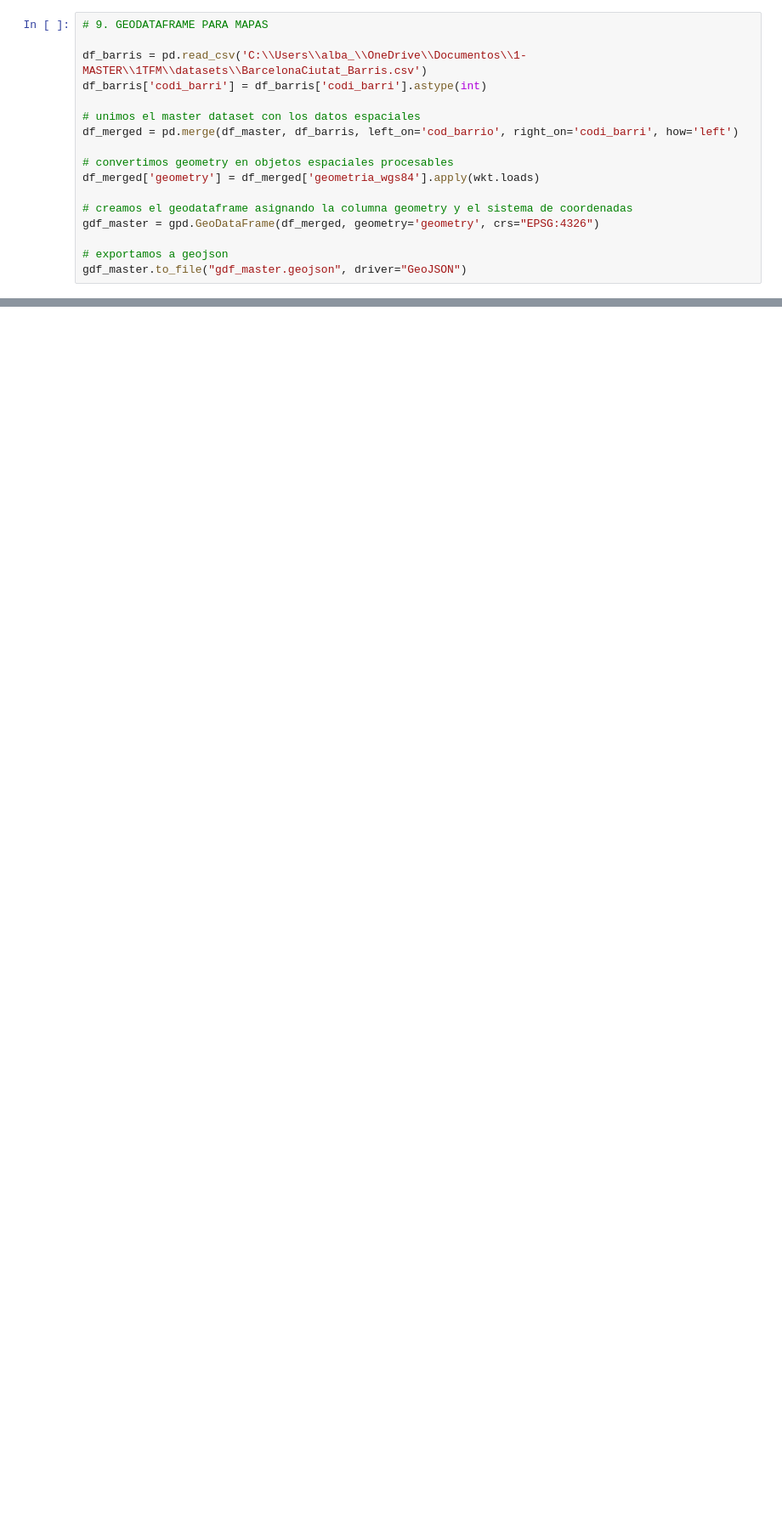
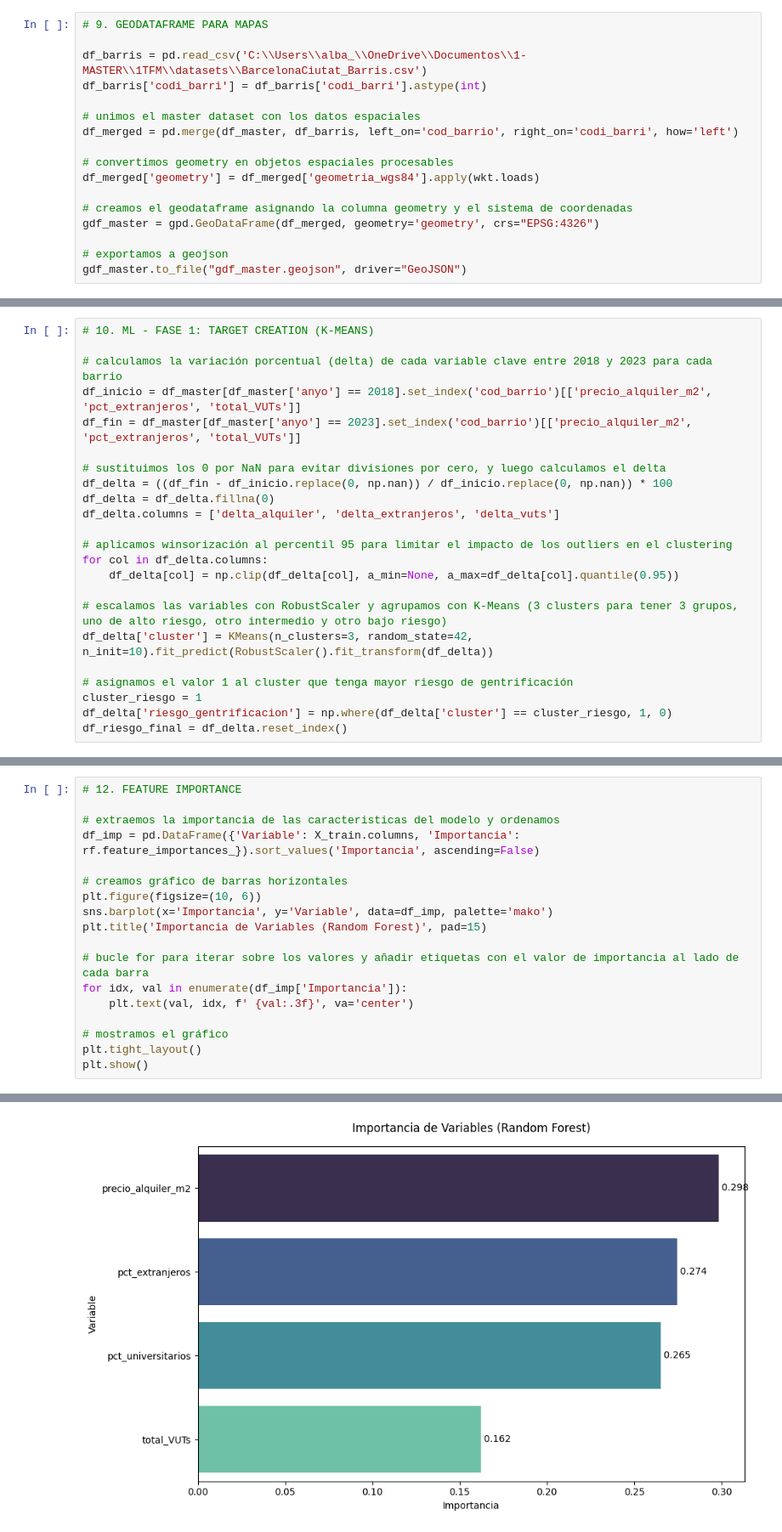
Before and after one commit to ammunoz-afk/TFM-AMC, a Jupyter notebook: notebooks/tfmamc.ipynb, the cells around one changed output, grey strips where cells are left out. Shown at 85% size. Cells and saved outputs as stored; diff of their text form; blank space fills up the shorter version.

```diff
--- a/notebooks/tfmamc.ipynb
+++ b/notebooks/tfmamc.ipynb
@@ -282,0 +322,23 @@ gdf_master.to_file("gdf_master.geojson", driver="GeoJSON")
+# %%
+# 10. ML - FASE 1: TARGET CREATION (K-MEANS)
+
+# calculamos la variación porcentual (delta) de cada variable clave entre 2018 y 2023 para cada barrio
+df_inicio = df_master[df_master['anyo'] == 2018].set_index('cod_barrio')[['precio_alquiler_m2', 'pct_extranjeros', 'total_VUTs']]
+df_fin = df_master[df_master['anyo'] == 2023].set_index('cod_barrio')[['precio_alquiler_m2', 'pct_extranjeros', 'total_VUTs']]
+
+# sustituimos los 0 por NaN para evitar divisiones por cero, y luego calculamos el delta
+df_delta = ((df_fin - df_inicio.replace(0, np.nan)) / df_inicio.replace(0, np.nan)) * 100
+df_delta = df_delta.fillna(0)
+df_delta.columns = ['delta_alquiler', 'delta_extranjeros', 'delta_vuts']
+
+# aplicamos winsorización al percentil 95 para limitar el impacto de los outliers en el clustering
+for col in df_delta.columns:
+    df_delta[col] = np.clip(df_delta[col], a_min=None, a_max=df_delta[col].quantile(0.95))
+
+# escalamos las variables con RobustScaler y agrupamos con K-Means (3 clusters para tener 3 grupos, uno de alto riesgo, otro intermedio y otro bajo riesgo)
+df_delta['cluster'] = KMeans(n_clusters=3, random_state=42, n_init=10).fit_predict(RobustScaler().fit_transform(df_delta))
+
+# asignamos el valor 1 al cluster que tenga mayor riesgo de gentrificación
+cluster_riesgo = 1
+df_delta['riesgo_gentrificacion'] = np.where(df_delta['cluster'] == cluster_riesgo, 1, 0)
+df_riesgo_final = df_delta.reset_index()
@@ -282,0 +393,19 @@ gdf_master.to_file("gdf_master.geojson", driver="GeoJSON")
+# %%
+# 12. FEATURE IMPORTANCE
+
+# extraemos la importancia de las caracteristicas del modelo y ordenamos
+df_imp = pd.DataFrame({'Variable': X_train.columns, 'Importancia': rf.feature_importances_}).sort_values('Importancia', ascending=False)
+
+# creamos gráfico de barras horizontales
+plt.figure(figsize=(10, 6))
+sns.barplot(x='Importancia', y='Variable', data=df_imp, palette='mako')
+plt.title('Importancia de Variables (Random Forest)', pad=15)
+
+# bucle for para iterar sobre los valores y añadir etiquetas con el valor de importancia al lado de cada barra
+for idx, val in enumerate(df_imp['Importancia']):
+    plt.text(val, idx, f' {val:.3f}', va='center')
+
+# mostramos el gráfico
+plt.tight_layout()
+plt.show()
+# %% [output]
@@ -282,0 +415 @@ gdf_master.to_file("gdf_master.geojson", driver="GeoJSON")
+[figure, added]
```
Also changed, not shown: parts of 8 cells of this notebook.
